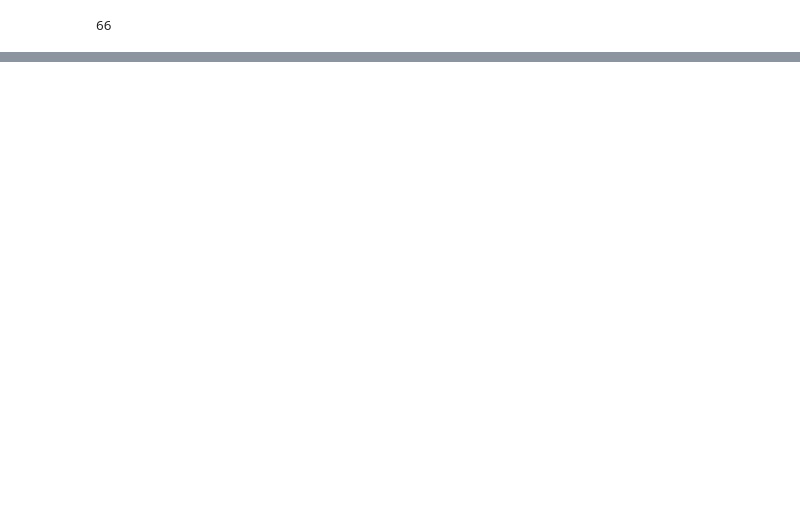
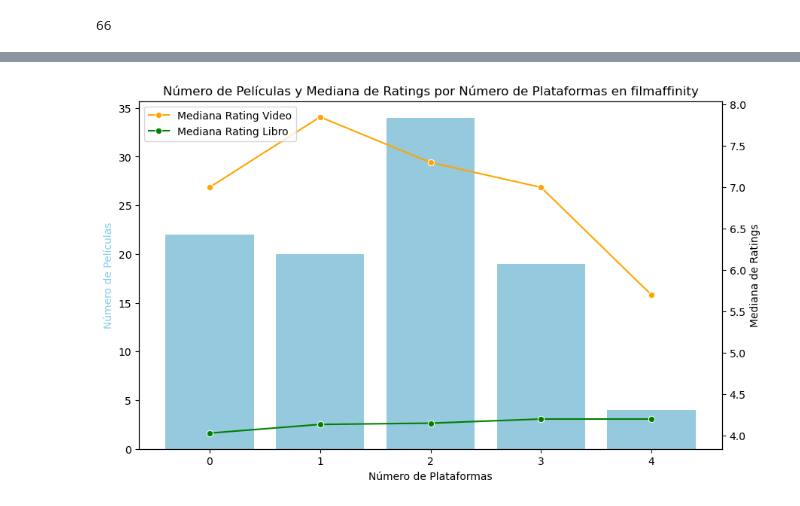
Before and after one commit to santiagorodriguez-dev/Proyecto5-ProyectoLibre, a Jupyter notebook: notebooks/06_visualizacion.ipynb, the cells around one changed output, grey strips where cells are left out. Cells and saved outputs as stored; diff of their text form; code cells hidden in the pictures; blank space fills up the shorter version.

Commit message:
visualizaciones.

```diff
--- a/notebooks/06_visualizacion.ipynb
+++ b/notebooks/06_visualizacion.ipynb
@@ -67,0 +85,4 @@ display(df_data_imdb.shape[0])
+# %%
+vi.visualizar_cantidad(df_data_filmaffinity, "filmaffinity")
+# %% [output]
+[figure, added]
```
Also changed, not shown: parts of 6 cells of this notebook, 1 other file.
